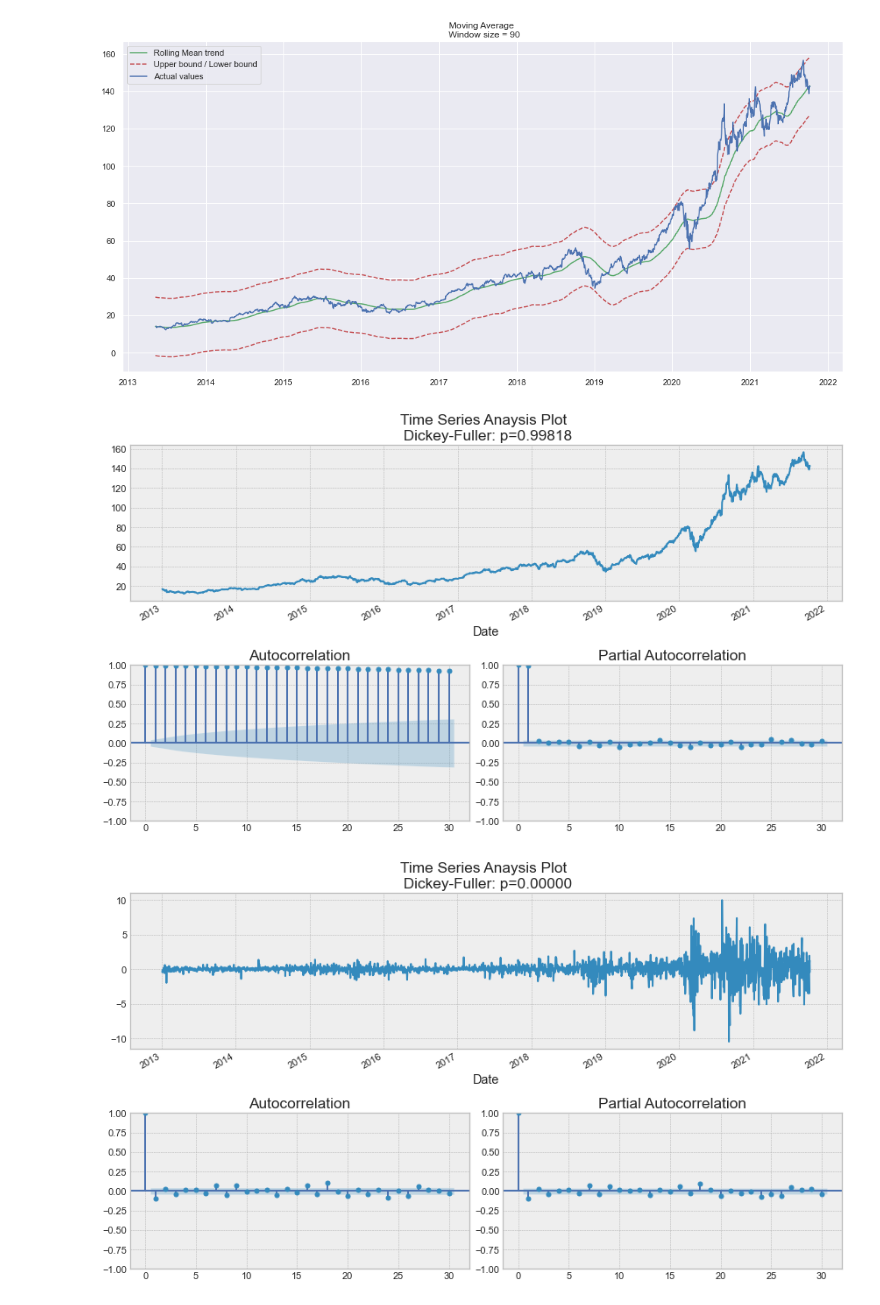
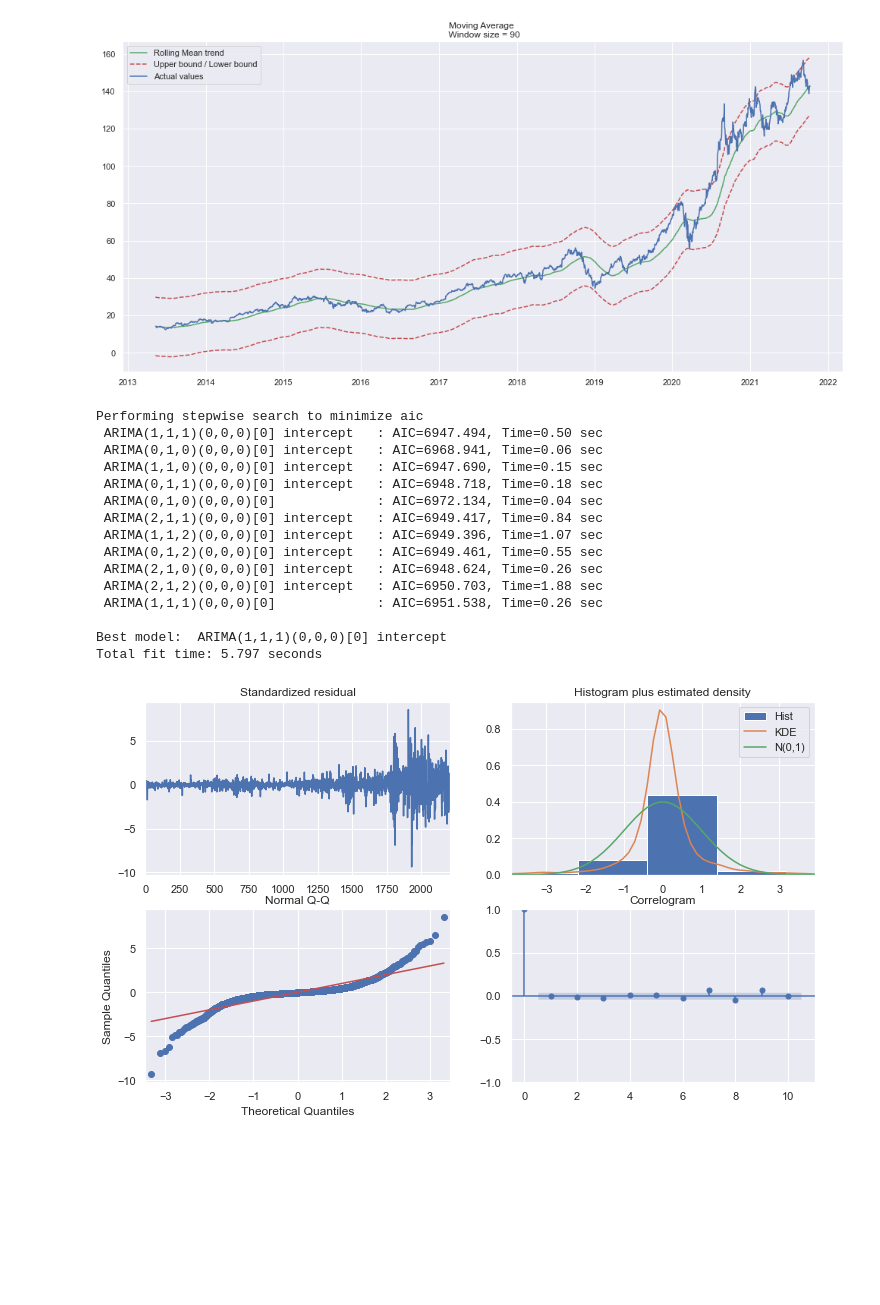
Before and after one commit to Hendyley/SC1015_Mini_Project, a Jupyter notebook: Analysis/ARIMA-GARCH/ARIMAGARCHPrediction.ipynb, the cells around one changed output. Saved outputs shown, nothing was run; the diff lists cells and outputs as text; code cells hidden in the pictures; blank space fills up the shorter version.

```diff
--- a/Analysis/ARIMA-GARCH/Prediction.ipynb
+++ b/Analysis/ARIMA-GARCH/ARIMAGARCHPrediction.ipynb
@@ -17,8 +18,8 @@ from arch import arch_model
 import warnings
 warnings.filterwarnings('ignore')
 # %%
-train = pd.read_csv("../AAPLTrain.csv",parse_dates=['Date'],index_col=['Date'])
-test = pd.read_csv("../AAPLTest.csv",parse_dates=['Date'],index_col=['Date'])
+train = pd.read_csv("../../Data/AAPLTrain.csv",parse_dates=['Date'],index_col=['Date'])
+test = pd.read_csv("../../Data/AAPLTest.csv",parse_dates=['Date'],index_col=['Date'])
 # %%
 train = train.loc[lambda x : x.index > dt.datetime(2012,12,31)]
 df = pd.concat([train,test])
@@ -77,15 +78,27 @@ def tsplot(y, lags=None, figsize=(12,7), style='bmh'):
         smt.graphics.plot_acf(y,lags=lags,ax=acf_ax)
         smt.graphics.plot_pacf(y,lags=lags,ax=pacf_ax)
         plt.tight_layout()
-# %%
-tsplot(df['Adj Close'],lags=30)
-
-data_diff = df['Adj Close'] - df['Adj Close'].shift(1)
-
-tsplot(data_diff[1:],lags=30)
-# %% [output]
-[figure, removed]
-[figure, removed]
+# %%
+model = pm.auto_arima(df['Adj Close'],start_p=1,start_q=1,test='adf',start_P=1,start_Q=1,D=1,d=None,trace=True,error_action='ignore')
+model.plot_diagnostics(figsize=(12,7))
+plt.show()
+# %% [output]
+Performing stepwise search to minimize aic
+ ARIMA(1,1,1)(0,0,0)[0] intercept   : AIC=6947.494, Time=0.50 sec
+ ARIMA(0,1,0)(0,0,0)[0] intercept   : AIC=6968.941, Time=0.06 sec
+ ARIMA(1,1,0)(0,0,0)[0] intercept   : AIC=6947.690, Time=0.15 sec
+ ARIMA(0,1,1)(0,0,0)[0] intercept   : AIC=6948.718, Time=0.18 sec
+ ARIMA(0,1,0)(0,0,0)[0]             : AIC=6972.134, Time=0.04 sec
+ ARIMA(2,1,1)(0,0,0)[0] intercept   : AIC=6949.417, Time=0.84 sec
+ ARIMA(1,1,2)(0,0,0)[0] intercept   : AIC=6949.396, Time=1.07 sec
+ ARIMA(0,1,2)(0,0,0)[0] intercept   : AIC=6949.461, Time=0.55 sec
+ ARIMA(2,1,0)(0,0,0)[0] intercept   : AIC=6948.624, Time=0.26 sec
+ ARIMA(2,1,2)(0,0,0)[0] intercept   : AIC=6950.703, Time=1.88 sec
+ ARIMA(1,1,1)(0,0,0)[0]             : AIC=6951.538, Time=0.26 sec
+
+Best model:  ARIMA(1,1,1)(0,0,0)[0] intercept
+Total fit time: 5.797 seconds
+[figure, added]
 # %%
 ps = range(0,2)
 d = 1
```
Also changed, not shown: parts of 3 cells of this notebook, 3 other files.
